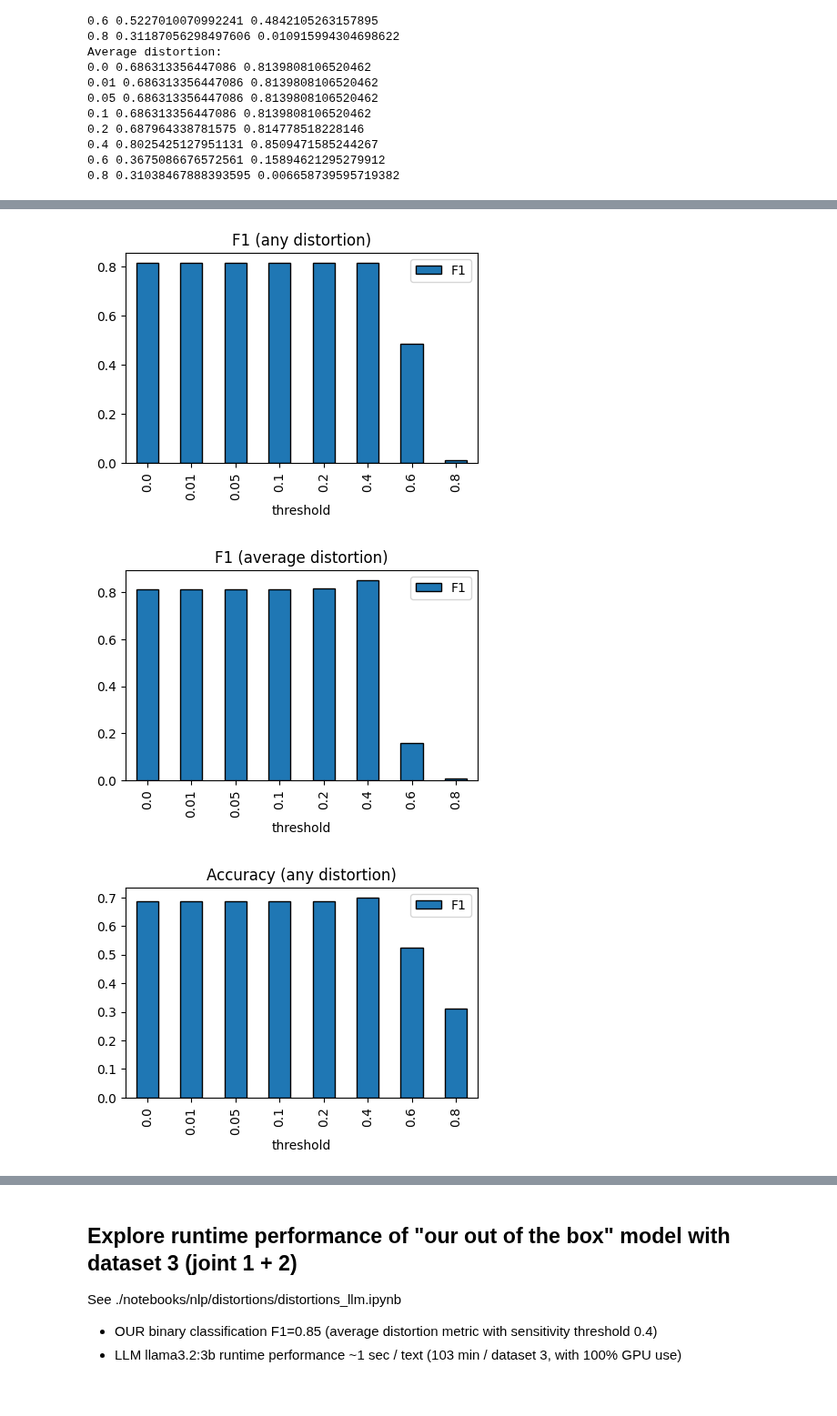
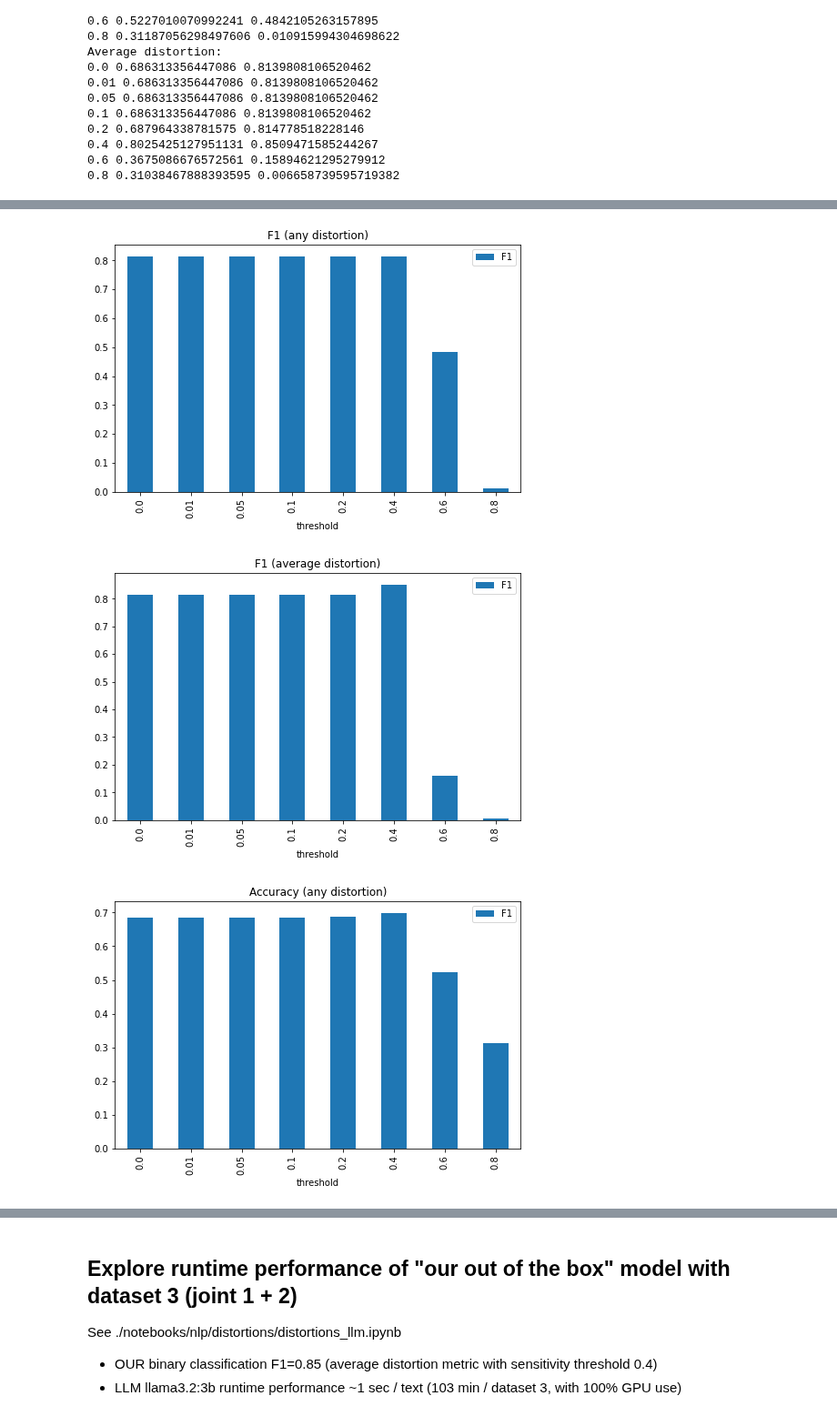
Before and after one commit to aigents/pygents, a Jupyter notebook: notebooks/nlp/distortions/distortions_joint_binary.ipynb, the cells around one changed output, grey strips where cells are left out. Shown at 91% size. Drawn from its saved outputs; the diff is of its cells as text; code cells hidden in the pictures.

```diff
--- a/notebooks/nlp/distortions/distortions_joint_binary.ipynb
+++ b/notebooks/nlp/distortions/distortions_joint_binary.ipynb
@@ -291,22 +292,22 @@ print(f1_t,f1_f,f1_r1,f1_r2,f1_r3)
 # %%
 import matplotlib.pyplot as plt
 
-def plot_dict_bars(dic,labels,values,title=None,head=None,dim=(5,3)):
+def plot_dict_bars(dic,labels,values,title=None,head=None,dim=(8,5)):
     df = pd.DataFrame([(key, dic[key]) for key in dic],columns=[labels,values])
     #df.sort_values(values,ascending=False,inplace=True)
     if head is not None:
         df = df[:head]
     if not dim is None:
         plt.rcParams["figure.figsize"] = dim
     p = df[[labels,values]].plot.bar(x=labels); #p.invert_yaxis();
     if title is not None:
         plt.title(title)
 
 plot_dict_bars(any_res, labels="threshold", values="F1", title=f"F1 (any distortion)")
 plot_dict_bars(avg_res, labels="threshold", values="F1", title=f"F1 (average distortion)")
 plot_dict_bars(any_res_acc, labels="threshold", values="F1", title=f"Accuracy (any distortion)")
 plot_dict_bars(avg_res_acc, labels="threshold", values="F1", title=f"Accuracy (average distortion)")
 # %% [output]
-[figure, old version]
+[figure, new version]
-[figure, old version]
+[figure, new version]
-[figure, old version]
+[figure, new version]
```
Also changed, not shown: parts of 15 cells of this notebook, 1 other file.
